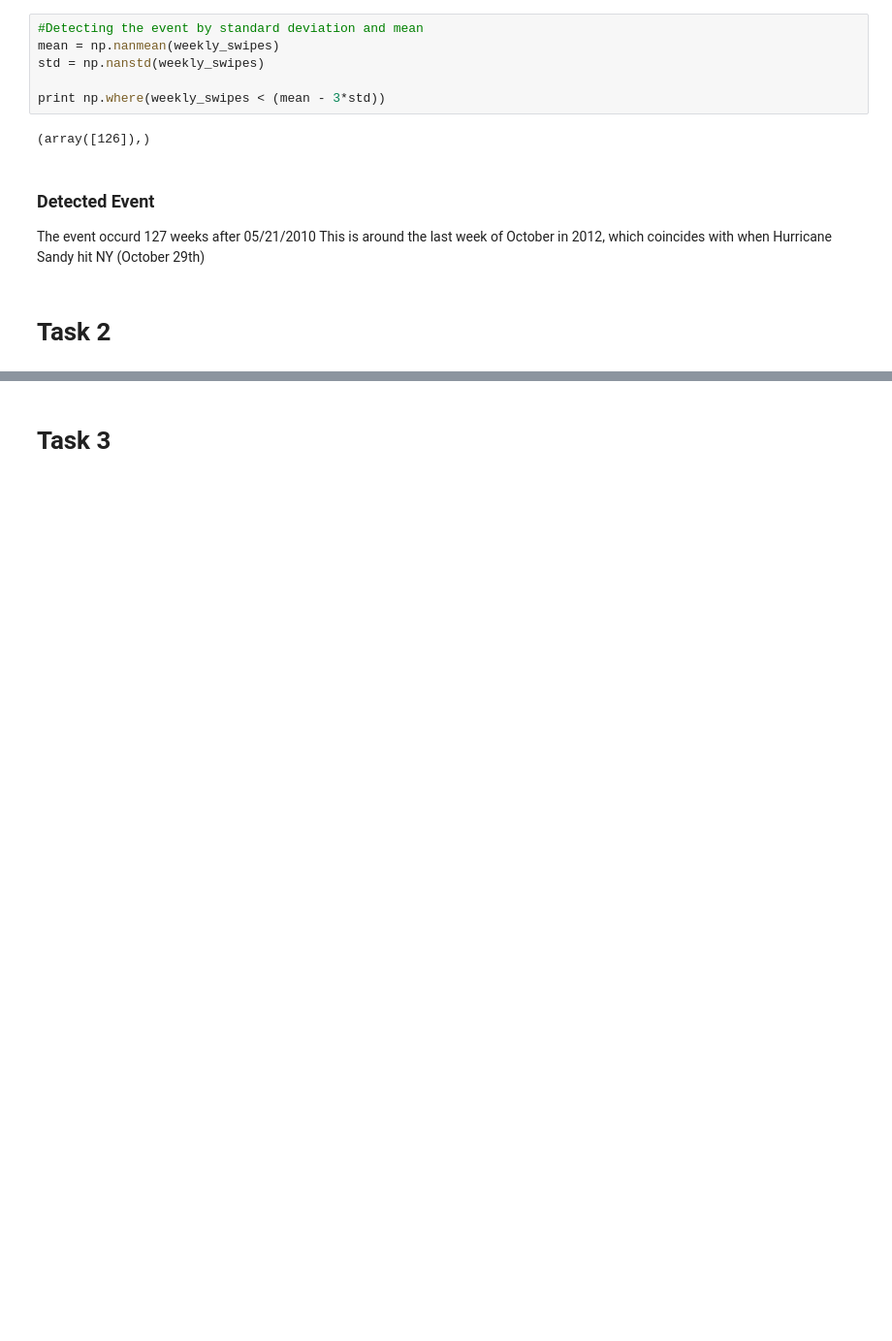
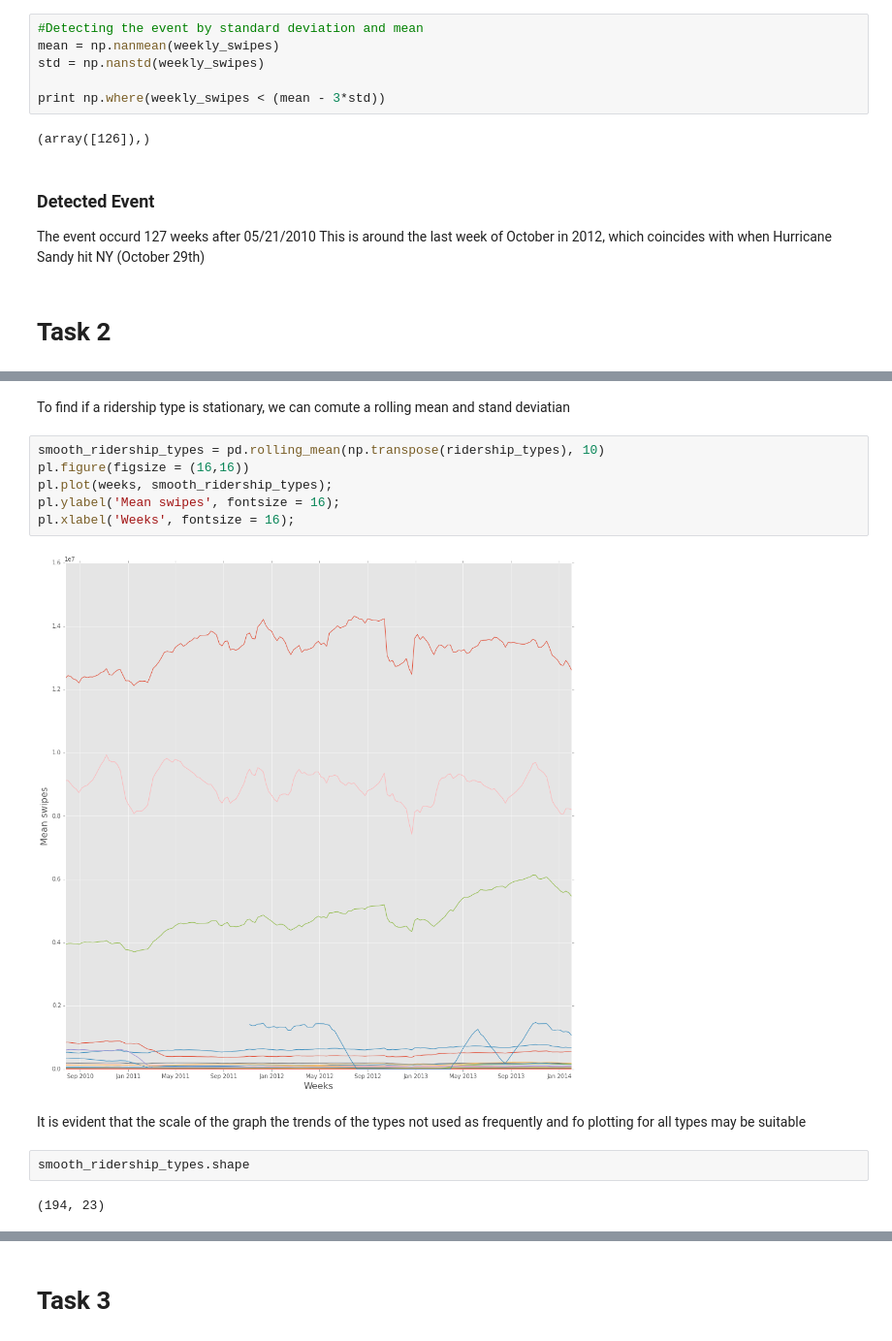
Before and after one commit to afcarl/PUI2015_vvijayarangan, a Jupyter notebook: HW6/subway_timeseries.ipynb, the cells around one changed output, grey strips where cells are left out. Shown at 97% size. Cells and saved outputs as stored; diff of their text form; blank space fills up the shorter version.

```diff
--- a/HW6/subway_timeseries.ipynb
+++ b/HW6/subway_timeseries.ipynb
@@ -74,0 +82,16 @@ This is around the last week of October in 2012, which coincides with when Hurri
+# %% [markdown]
+To find if a ridership type is stationary, we can comute a rolling mean and stand deviatian
+# %%
+smooth_ridership_types = pd.rolling_mean(np.transpose(ridership_types), 10)
+pl.figure(figsize = (16,16))
+pl.plot(weeks, smooth_ridership_types);
+pl.ylabel('Mean swipes', fontsize = 16);
+pl.xlabel('Weeks', fontsize = 16);
+# %% [output]
+[figure, added]
+# %% [markdown]
+It is evident that the scale of the graph the trends of the types not used as frequently and fo plotting for all types may be suitable
+# %%
+smooth_ridership_types.shape
+# %% [output]
+(194, 23)
```
Also changed, not shown: parts of 6 cells of this notebook.
